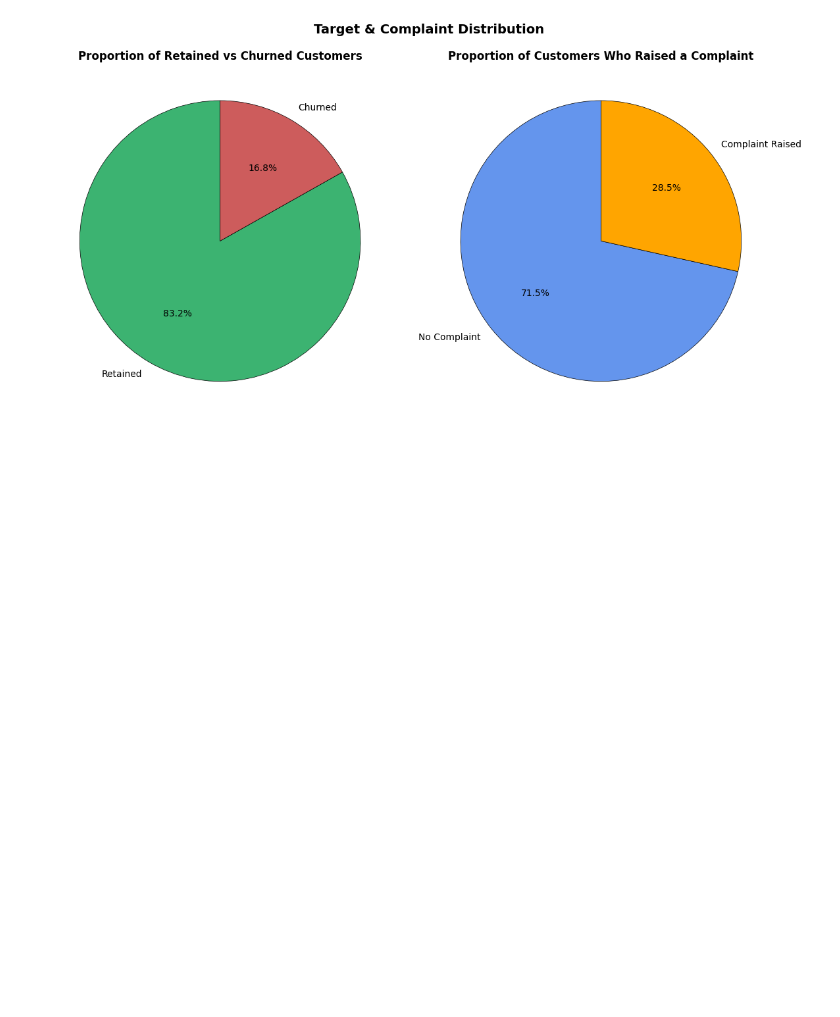
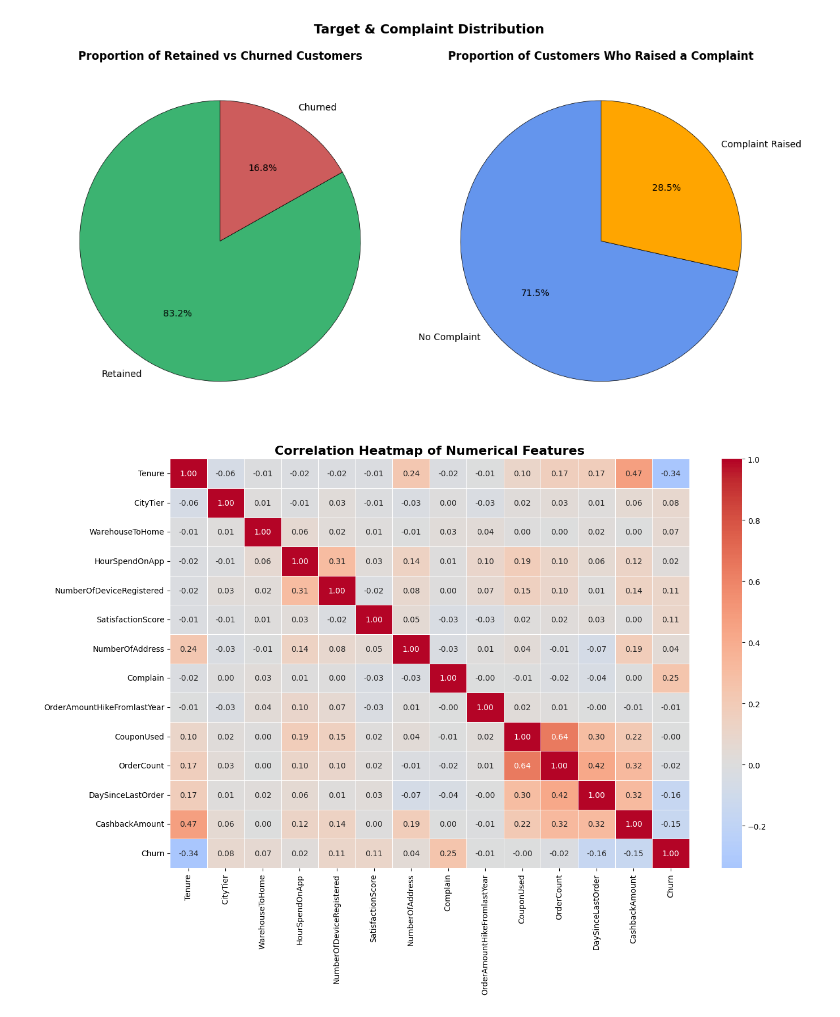
Before and after one commit to DrishtiNigam1928/CUSTOMER_CHURN, a Jupyter notebook: notebooks/main_analysis.ipynb, the cells around one changed output. Cells and saved outputs as stored; diff of their text form; code cells hidden in the pictures; blank space fills up the shorter version.

Commit message:
Task I - Correlation Heatmap of Numerical Features

```diff
--- a/notebooks/main_analysis.ipynb
+++ b/notebooks/main_analysis.ipynb
@@ -1036,3 +1036,63 @@ plt.tight_layout()
 plt.show()
 # %% [output]
 [figure]
+# %%
+# Task I - Correlation Heatmap of Numerical Features
+import seaborn as sns
+
+numerical_columns = [
+    "Tenure",
+    "CityTier",
+    "WarehouseToHome",
+    "HourSpendOnApp",
+    "NumberOfDeviceRegistered",
+    "SatisfactionScore",
+    "NumberOfAddress",
+    "Complain",
+    "OrderAmountHikeFromlastYear",
+    "CouponUsed",
+    "OrderCount",
+    "DaySinceLastOrder",
+    "CashbackAmount",
+    "Churn"
+]
+
+correlation_matrix = pd.DataFrame(0.0,index=numerical_columns,columns=numerical_columns)
+
+for col1 in numerical_columns:
+    for col2 in numerical_columns:
+
+        x = df_cleaned[col1].values
+        y = df_cleaned[col2].values
+
+        mean_x = np.mean(x)
+        mean_y = np.mean(y)
+
+        numerator = 0
+        denominator_x = 0
+        denominator_y = 0
+
+        for i in range(len(x)):
+            numerator += (x[i] - mean_x) * (y[i] - mean_y)
+            denominator_x += (x[i] - mean_x) ** 2
+            denominator_y += (y[i] - mean_y) ** 2
+
+        correlation = numerator / np.sqrt(
+            denominator_x * denominator_y
+        )
+
+        correlation_matrix.loc[col1, col2] = correlation
+
+correlation_matrix
+
+# Plot heatmap
+plt.figure(figsize=(14, 10))
+
+sns.heatmap(correlation_matrix,annot=True,fmt=".2f",cmap="coolwarm",linewidths=0.5,center=0)
+
+plt.title("Correlation Heatmap of Numerical Features",fontsize=16,fontweight="bold")
+
+plt.tight_layout()
+plt.show()
+# %% [output]
+[figure, added]
```
Also changed, not shown: parts of 2 cells of this notebook.
